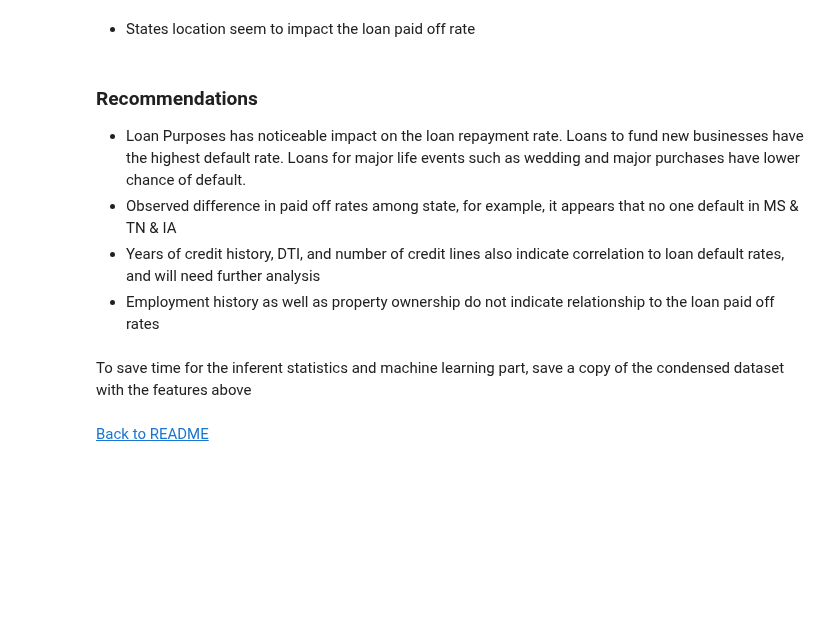
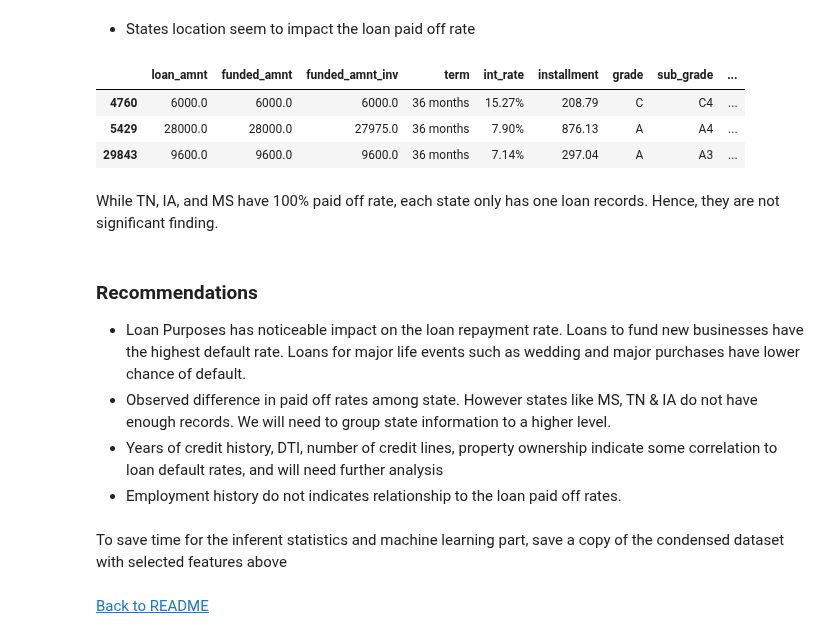
Before and after one commit to sittingman/lending_repayment, a Jupyter notebook: data_exploratory.ipynb, the cells around one changed output. Cells and saved outputs as stored; diff of their text form; code cells hidden in the pictures; blank space fills up the shorter version.

```diff
--- a/data_exploratory.ipynb
+++ b/data_exploratory.ipynb
@@ -5,6 +5,7 @@ import numpy as np
 import matplotlib.pyplot as plt
 import seaborn as sns
 import datetime as dt
+pd.options.display.max_columns = None
 plt.style.use('seaborn-white')
 %matplotlib inline
 # %%
@@ -160,13 +172,23 @@ state.plot(kind='bar', figsize=(15,5), title='States of the borrowers');
 [figure]
 # %% [markdown]
 - States location seem to impact the loan paid off rate
+# %%
+# Take a look into state which has 100% paid off rate
+lend_2009on[(lend_2009on['addr_state'] == 'TN') | (lend_2009on['addr_state'] == 'IA') | (lend_2009on['addr_state'] == 'MS')]
+# %% [output]
+|  | loan_amnt | funded_amnt | funded_amnt_inv | term | int_rate | installment | grade | sub_grade | ... |
+| 4760 | 6000.0 | 6000.0 | 6000.0 | 36 months | 15.27% | 208.79 | C | C4 | ... |
+| 5429 | 28000.0 | 28000.0 | 27975.0 | 36 months | 7.90% | 876.13 | A | A4 | ... |
+| 29843 | 9600.0 | 9600.0 | 9600.0 | 36 months | 7.14% | 297.04 | A | A3 | ... |
+# %% [markdown]
+While TN, IA, and MS have 100% paid off rate, each state only has one loan records. Hence, they are not significant finding.
 # %% [markdown]
 ### Recommendations
 
 - Loan Purposes has noticeable impact on the loan repayment rate. Loans to fund new businesses have the highest default rate. Loans for major life events such as wedding and major purchases have lower chance of default.
-- Observed difference in paid off rates among state, for example, it appears that no one default in MS & TN & IA
-- Years of credit history, DTI, and number of credit lines also indicate correlation to loan default rates, and will need further analysis
-- Employment history as well as property ownership do not indicate relationship to the loan paid off rates
+- Observed difference in paid off rates among state. However states like MS, TN & IA do not have enough records. We will need to group state information to a higher level.
+- Years of credit history, DTI, number of credit lines, property ownership indicate some correlation to loan default rates, and will need further analysis
+- Employment history do not indicates relationship to the loan paid off rates.
 # %% [markdown]
-To save time for the inferent statistics and machine learning part, save a copy of the condensed dataset with the features above
+To save time for the inferent statistics and machine learning part, save a copy of the condensed dataset with selected features above
 # %%
```
Also changed, not shown: parts of 30 cells of this notebook.
